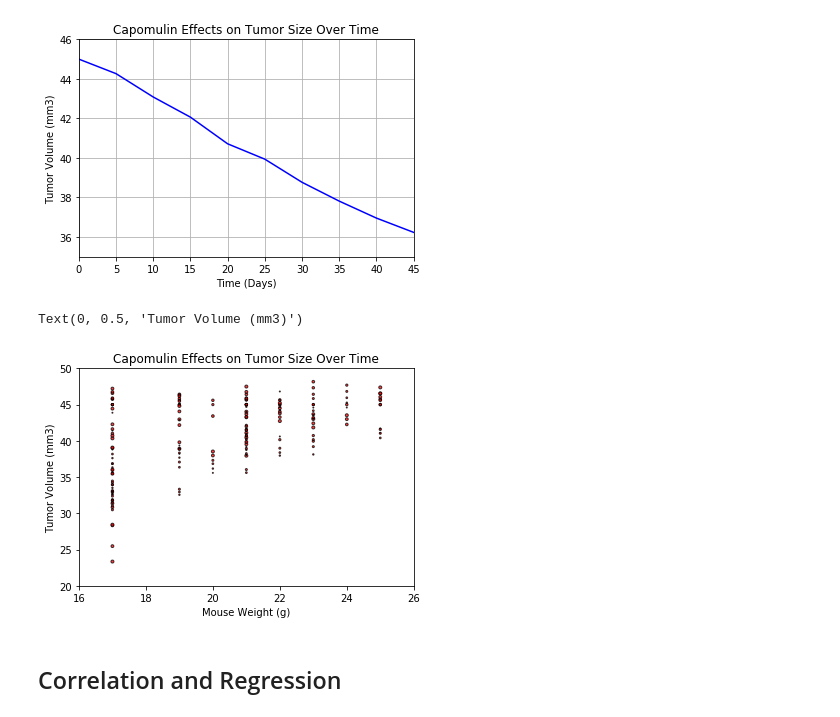
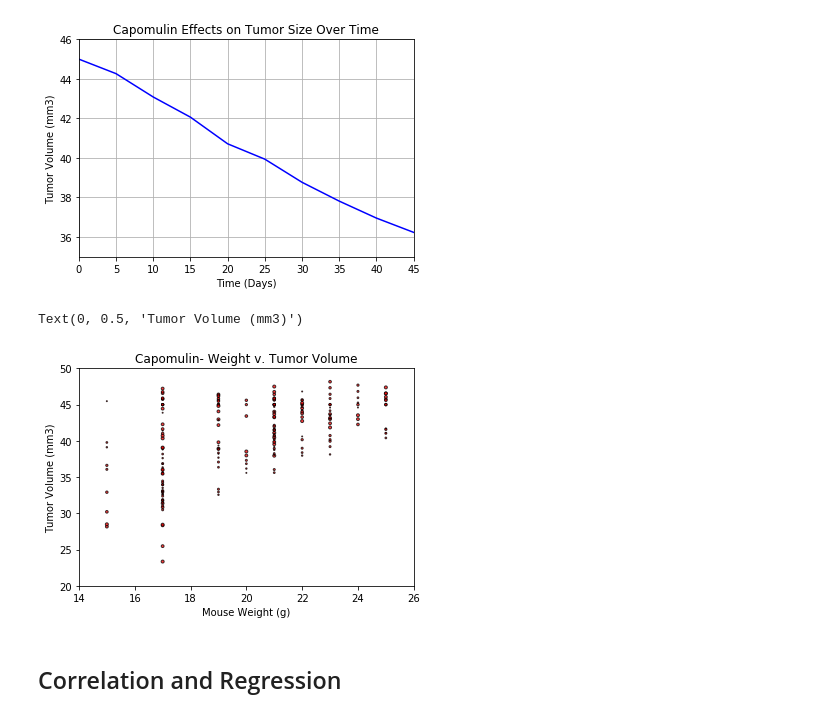
Before and after one commit to lmm9/Matplotlib-challenge, a Jupyter notebook: pymaceuticals_starter.ipynb, the cells around one changed output. Cells and saved outputs as stored; diff of their text form; code cells hidden in the pictures.

```diff
--- a/pymaceuticals_starter.ipynb
+++ b/pymaceuticals_starter.ipynb
@@ -272,7 +436,7 @@ plt.show()
 ## Line and Scatter Plots
 # %%
 # Generate a line plot of time point versus tumor volume for a mouse treated with Capomulin
-capomulin_df = merge_df.loc[merge_df["Drug Regimen"] == "Capomulin", :]
+capomulin_df = clean_df.loc[clean_df["Drug Regimen"] == "Capomulin", :]
 capomulin_df.head()
 # %% [output]
 |  | Mouse ID | Drug Regimen | Sex | Age_months | Weight (g) | Timepoint | Tumor Volume (mm3) | ... |
@@ -322,20 +486,20 @@ plt.grid()
 # %%
 # Generate a scatter plot of mouse weight versus average tumor volume for the Capomulin regimen
 weight=capomulin_df["Weight (g)"]
 tumor_vol=capomulin_df["Tumor Volume (mm3)"]
 plt.scatter(weight, tumor_vol, marker="o", facecolors="red", edgecolors="black",
             s=x_axis, alpha=0.75)
 
 # The y limits of our scatter plot is 0 to 1
 plt.ylim(20, 50)
 # The x limits of our scatter plot is 0 to 100
-plt.xlim(16, 26)
+plt.xlim(14, 26)
 
 plt.title("Capomulin- Weight v. Tumor Volume")
 plt.xlabel("Mouse Weight (g)")
 plt.ylabel("Tumor Volume (mm3)")
 # %% [output]
 Text(0, 0.5, 'Tumor Volume (mm3)')
-[figure, old version]
+[figure, new version]
 # %% [markdown]
 ## Correlation and Regression
```
Also changed, not shown: parts of 32 cells of this notebook.
